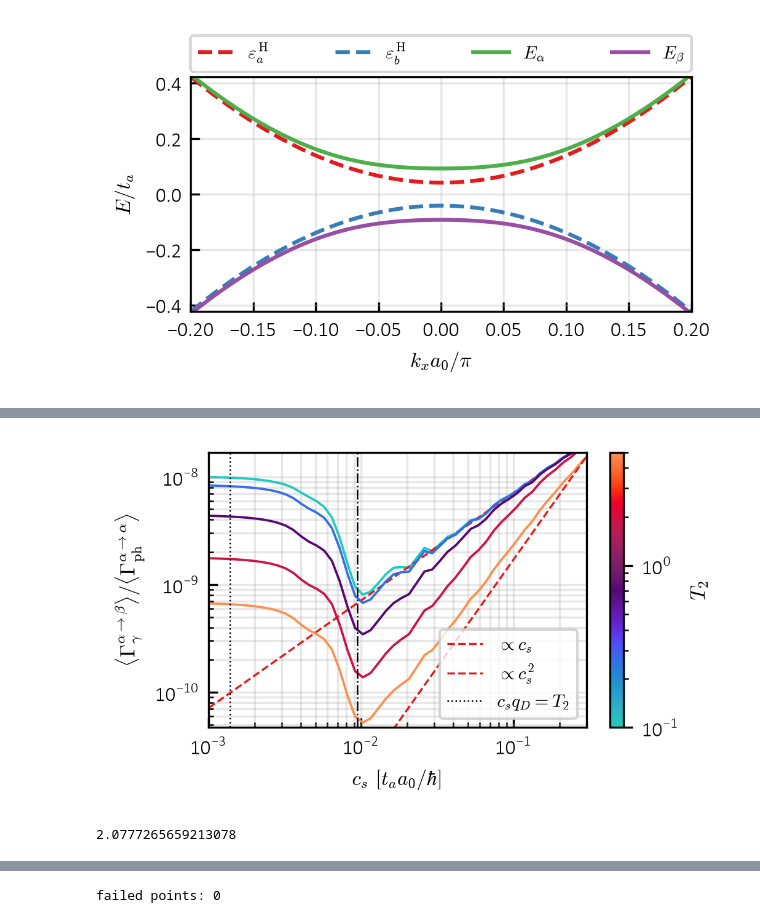
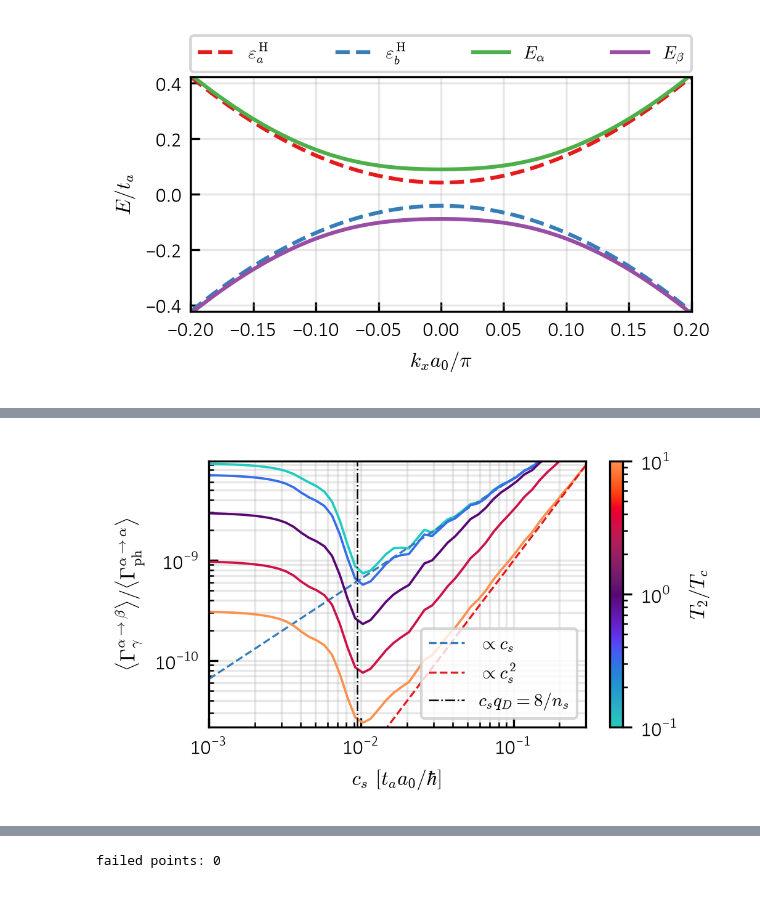
Before and after one commit to korl-z/IJS-F1, a Jupyter notebook: Koda/EI_cutoff/reformated_EI.ipynb, the cells around one changed output, grey strips where cells are left out. Saved outputs shown, nothing was run; the diff lists cells and outputs as text; code cells hidden in the pictures.

```diff
--- a/Koda/EI_cutoff/reformated_EI.ipynb
+++ b/Koda/EI_cutoff/reformated_EI.ipynb
@@ -198,0 +204,33 @@ print(out(rcv)[0].mean()/out(np.where(same, rph, 0.0))[0].mean())
+# %%
+gams = np.geomspace(0.00003, 0.05, 20)
+
+
+nw = g.wi.size
+ww = np.tile(g.w[g.wi], 2)
+bd = np.arange(2 * nw) >= nw                      # beta states
+same = bd[:, None] == bd[None, :]                 # intraband pairs
+
+fig, ax = plt.subplots(figsize=(3.47412, 0.6 * 3.47412))
+
+ratio = []
+for gam in gams:
+      bs = [B.Cavity(t1, w0=0.08, gam=0.0001, amp=A * 4 * B.ALPHA * 0.1),
+            B.Chord(t2, cs=0.026, gam=gam, amp=4.2e-6, tpa=1.0, tpb=-1.0, nq=4024)]
+
+      rph = S.rates(md, g, s.st, B.pack([bs[1]], md, g))  # phonons only, R[dest, src]
+      rcv = S.rates(md, g, s.st, B.pack([bs[0]], md, g))  # cavity only
+
+      ratio.append(out(rcv)[0].mean() / out(np.where(same, 0.0, rph))[0].mean())
+
+ax.loglog(gams, ratio, color=SET1_LIST[2])
+ax.plot(gams, gams[-1] / gams * ratio[-1], "k--", lw=.8, label=r"$\propto 1/\gamma$")
+ax.set_xlim(gams.min(), gams.max())
+ax.set_xlabel(r"$\gamma$")
+ax.set_ylabel(r"$\langle\Gamma^{\alpha\to\beta}_{\gamma}\rangle/\langle\Gamma^{\alpha\to\beta}_{\rm ph}\rangle$")
+ax.grid(alpha=0.3)
+ax.tick_params(which="both", direction="in")
+ax.legend(ncol=3)
+plt.tight_layout()
+# plt.savefig(FIG_PATH + "Gam_avgratio_gamma.pdf", bbox_inches="tight")
+
+plt.show()
@@ -220,43 +260,40 @@ from matplotlib.colors import Normalize, LogNorm
 # %%
 vs = np.geomspace(0.001, 0.3, 50)  # phonon speed c_s
 gm = out(S.rates(md, g, s.st, B.pack([B.Cavity(t1, w0=0.1, gam=0.01)], md, g)))[0].mean()  # independent of c_s
-ts = np.geomspace(0.1, 5., 5)
+ts = np.geomspace(0.1, 10., 5)
 
 fig, ax = plt.subplots(figsize=(3.47412, 0.6 * 3.47412))
 cmap = cmaps.guppy_r
 norm = LogNorm(vmin=ts[0], vmax=ts[-1])
 
 for idx, tref in enumerate(ts):
     pr = []
     for v in vs:
         r = S.rates(md, g, s.st, B.pack([B.Chord(tref *tc, cs=v, gam=0.002, amp=4.2e-6, tpa=1.0, tpb=-1.0, nq=1024)], md, g))
         pr.append(out(np.where(same, r, 0.0))[0].mean())
     rv = gm / np.array(pr)
 
     ax.loglog(vs, rv, "-", color=cmap(norm(tref)), lw=0.9)
     if idx == 0:
-        ax.loglog(vs, rv[-1] * (vs / vs[-1]), "--", color=SET1_LIST[0], lw=0.8, label=r"$\propto c_s$")
+        ax.loglog(vs, rv[-1] * (vs / vs[-1]), "--", color=SET1_LIST[1], lw=0.8, label=r"$\propto c_s$")
     elif idx == len(ts) - 1:
         ax.loglog(vs, rv[-1] * (vs / vs[-1]) ** 2, "--", color=SET1_LIST[0], lw=0.8, label=r"$\propto c_s^2$")
 
 sm = ScalarMappable(cmap=cmap, norm=norm)
 cbar = fig.colorbar(sm, ax=ax)
-cbar.set_label(r"$T_2$")
+cbar.set_label(r"$T_2/T_c$")
 
 ax.set_ylim( rv.min()*0.9, rv.max()*1.1)
-ax.axvline(t2 / B.QD, color="k", ls=":", lw=0.6, label=r"$c_s q_D=T_2$")
-ax.axvline(8/240 / 3.54, color="k", ls="-.", lw=0.6)
+# ax.axvline(t2 / B.QD, color="k", ls=":", lw=0.6, label=r"$c_s q_D=T_2$")
+ax.axvline(8/240 / 3.54, color="k", ls="-.", lw=0.6, label=r"$c_s q_D = 8/n_s$")
 ax.set_xlim(vs[0], vs[-1])
 ax.set_xlabel(r"$c_s\ [t_a a_0/\hbar]$")
 ax.set_ylabel(r"$\langle\Gamma^{\alpha\to\beta}_{\gamma}\rangle/\langle\Gamma^{\alpha\to\alpha}_{\rm ph}\rangle$")
 ax.grid(alpha=0.3, which="both")
 ax.tick_params(which="both", direction="in")
 ax.legend(fontsize=7)
 plt.tight_layout()
+# plt.savefig(FIG_PATH + "Gam_avgratio_c_s.pdf", bbox_inches="tight")
 plt.show()
 # %% [output]
-[figure, old version]
+[figure, new version]
-# %%
-print(0.1/tc)
-# %% [output]
-2.0777265659213078
```
Also changed, not shown: parts of 12 cells of this notebook, 18 other files.
